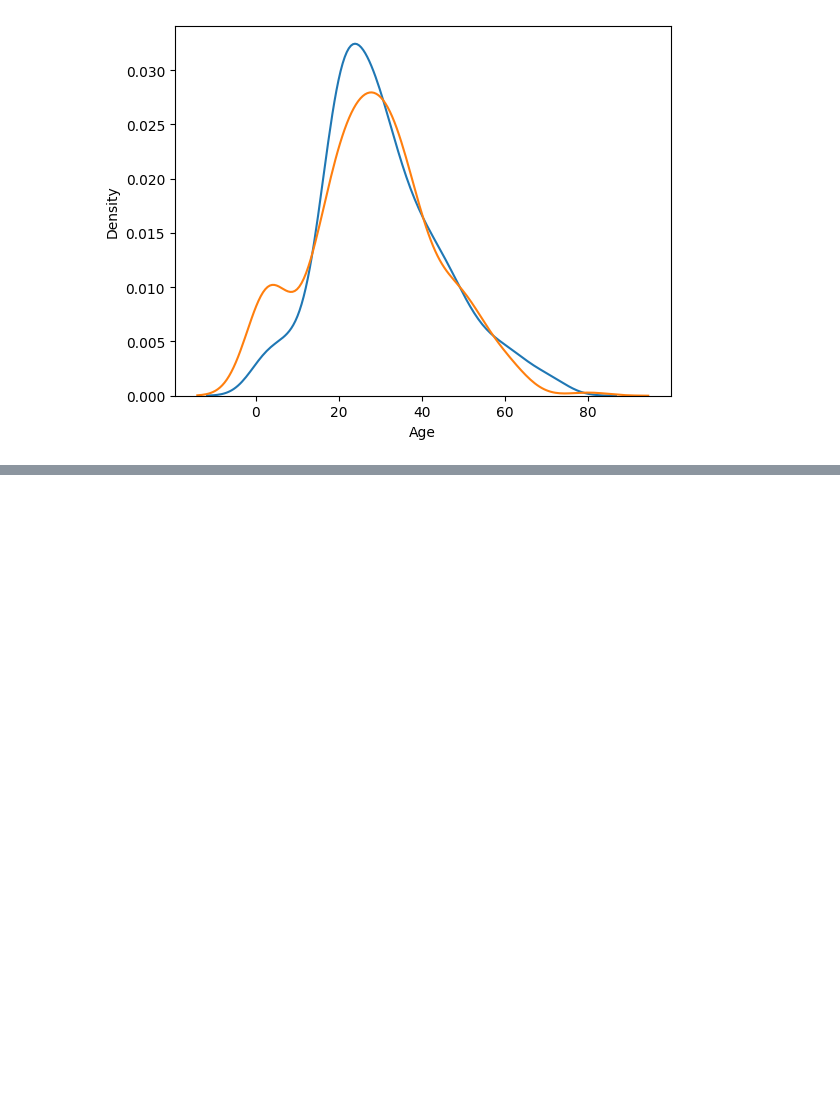
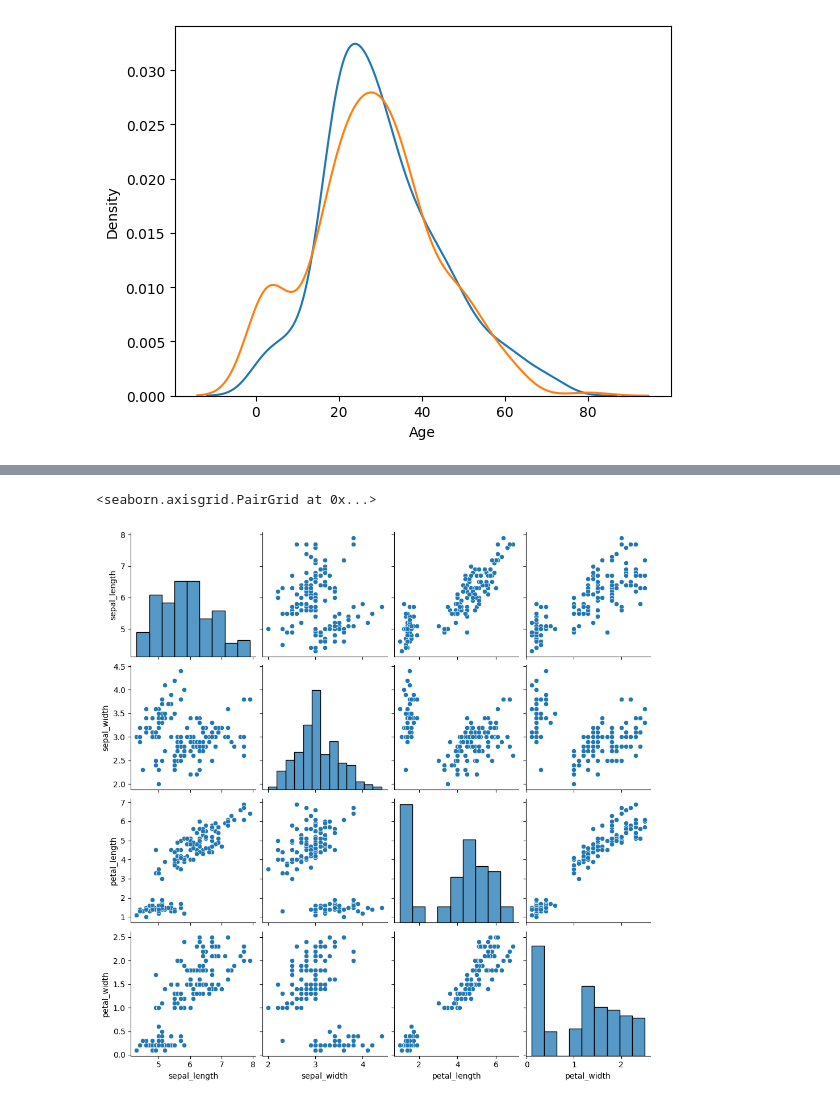
Before and after one commit to samikshapaturde01/End-to-End-MachineLearning-Projects, a Jupyter notebook: Day21_EDA_Bivariate_Multivariate.ipynb, the cells around one changed output, grey strips where cells are left out. Cells and saved outputs as stored; diff of their text form; code cells hidden in the pictures; blank space fills up the shorter version.

```diff
--- a/Day21_EDA_Bivariate_Multivariate.ipynb
+++ b/Day21_EDA_Bivariate_Multivariate.ipynb
@@ -109,0 +156,5 @@ https://gist.github.com/mwaskom/de44147ed2974457ad6372750bbe5751
+# %%
+sns.pairplot(iris)
+# %% [output]
+<seaborn.axisgrid.PairGrid at 0x...>
+[figure, added]
```
Also changed, not shown: parts of 18 cells of this notebook.
